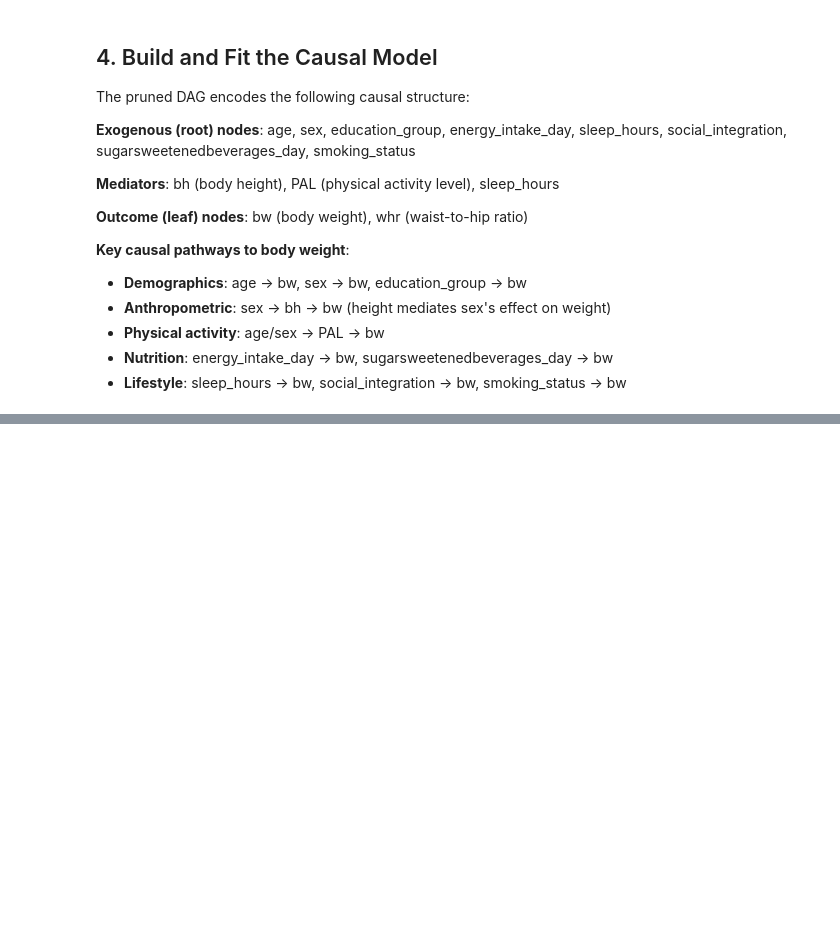
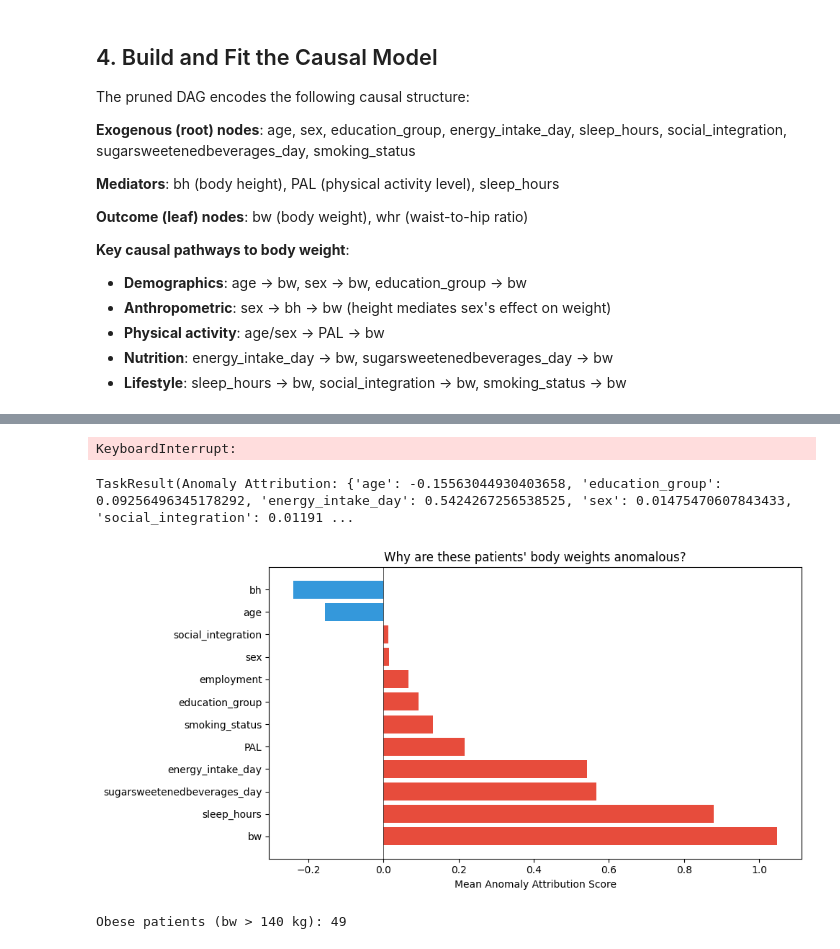
Before and after one commit to robust-ai-group/CausalPype, a Jupyter notebook: examples/demo_huabb_body_weight.ipynb, the cells around one changed output, grey strips where cells are left out. Cells and saved outputs as stored; diff of their text form; code cells hidden in the pictures; blank space fills up the shorter version.

```diff
--- a/examples/demo_huabb_body_weight.ipynb
+++ b/examples/demo_huabb_body_weight.ipynb
@@ -143,6 +213,6 @@ print(f"\nComplete cases: {complete:,} / {len(df):,} ({complete/len(df):.1%})")
 # %%
 # Inspect categorical variables before imputation
-cat_cols = ["sex", "education_group", "social_integration", "smoking_status"]
+cat_cols = ["sex", "education_group", "social_integration", "smoking_status", "employment"]
 cont_cols = [c for c in graph_cols if c not in cat_cols]
 
 for col in cat_cols:
@@ -305,0 +433,45 @@ for col in cont_cols:
+# %%
+from causalpype import AnomalyAttribution
+
+# Auto detect anomalies. Top 5% most extreme body weights
+task = AnomalyAttribution(
+    target="bw",
+    anomaly_threshold_percentile=95,
+)
+
+result = model.run(task)
+result
+# %% [output]
+KeyboardInterrupt:
+# %%
+result
+# %% [output]
+TaskResult(Anomaly Attribution: {'age': -0.15563044930403658, 'education_group': 0.09256496345178292, 'energy_intake_day': 0.5424267256538525, 'sex': 0.01475470607843433, 'social_integration': 0.01191 ...
+# %%
+import matplotlib.pyplot as plt
+
+attrs = result.details["mean_attributions"]
+attrs_sorted = dict(sorted(attrs.items(), key=lambda x: x[1], reverse=True))
+
+fig, ax = plt.subplots(figsize=(10, 5))
+colors = ["#e74c3c" if v > 0 else "#3498db" for v in attrs_sorted.values()]
+ax.barh(list(attrs_sorted.keys()), list(attrs_sorted.values()), color=colors)
+ax.set_xlabel("Mean Anomaly Attribution Score")
+ax.set_title("Why are these patients' body weights anomalous?")
+ax.axvline(0, color="black", linewidth=0.5)
+plt.tight_layout()
+plt.show()
+# %% [output]
+[figure, added]
+# %%
+obese_samples = df[df["bw"] > 140].copy()
+print(f"Obese patients (bw > 140 kg): {len(obese_samples)}")
+
+task_obese = AnomalyAttribution(
+    target="bw",
+    anomaly_data=obese_samples,
+)
+
+result_obese = model.run(task_obese)
+# %% [output]
+Obese patients (bw > 140 kg): 49
```
Also changed, not shown: parts of 61 cells of this notebook, 8 other files.
